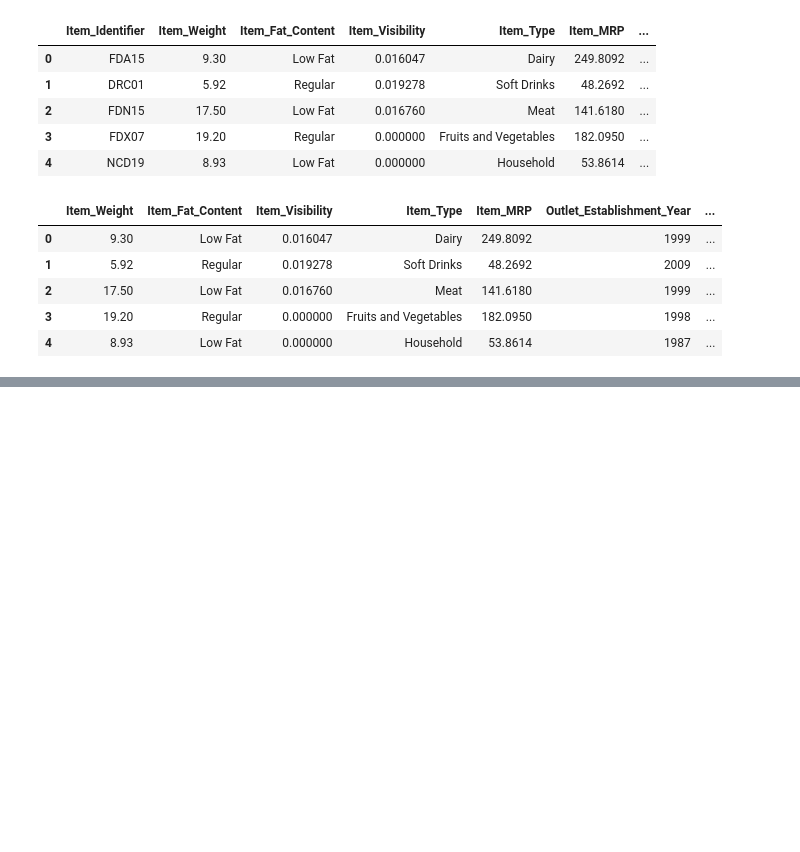
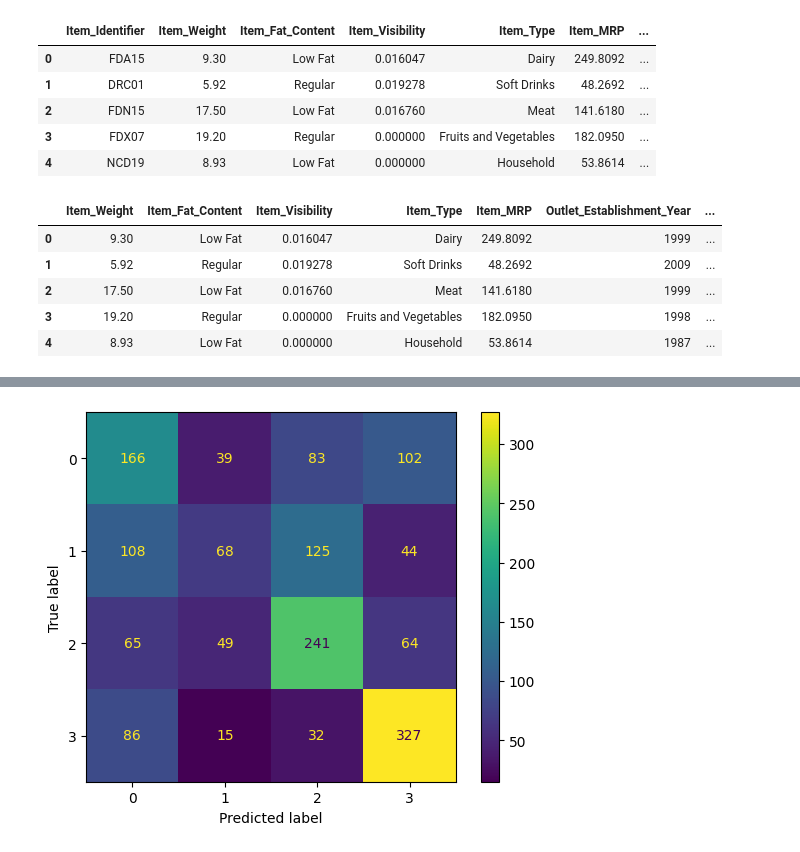
Before and after one commit to Rachittt/Automated_ML, a Jupyter notebook: test.ipynb, the cells around one changed output, grey strips where cells are left out. Cells and saved outputs as stored; diff of their text form; code cells hidden in the pictures; blank space fills up the shorter version.

```diff
--- a/test.ipynb
+++ b/test.ipynb
@@ -59,0 +96,10 @@ final_model(X, y, best_model)
+# %%
+y_pred = best_model.predict(X_test)
+confusion_mat = confusion_matrix(y_test, y_pred)
+# st.write("Confusion Matrix")
+disp = ConfusionMatrixDisplay(confusion_matrix=confusion_mat, display_labels=best_model.classes_)
+# st.pyplot(disp)
+disp.plot().figure_.savefig('download/confusion_matrix.png')
+# plt.savefig('download/confusion_matrix.png')
+# %% [output]
+[figure, added]
```
Also changed, not shown: parts of 9 cells of this notebook, 5 other files.
